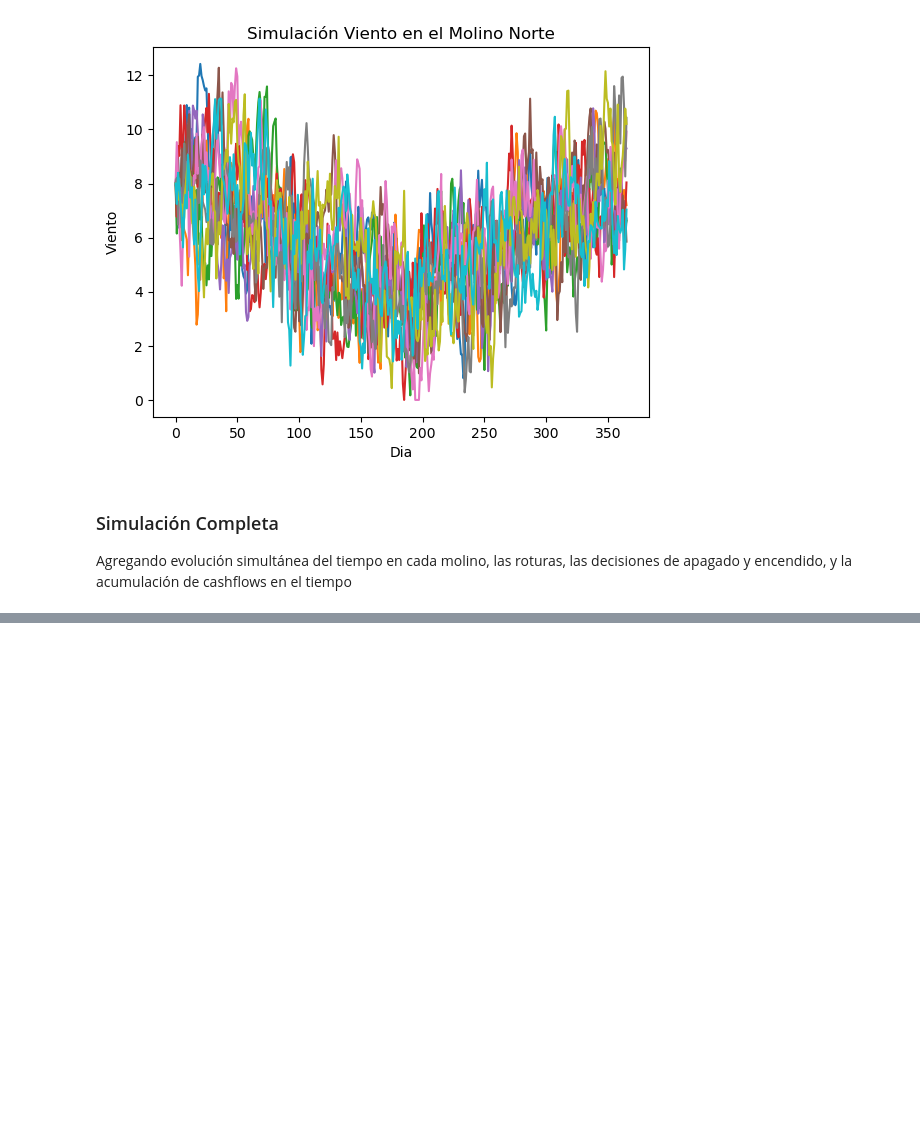
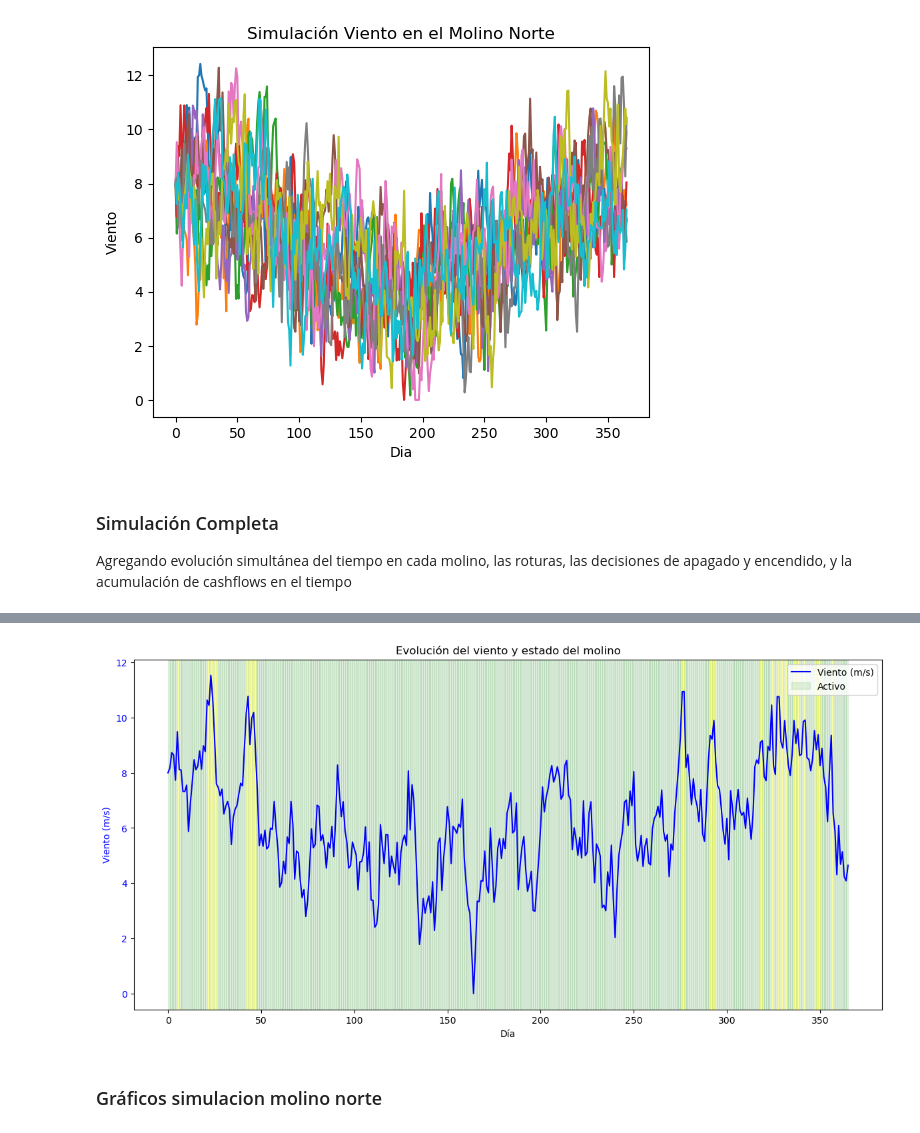
Before and after one commit to emi-verdun/Simulacion-Molino-ACN, a Jupyter notebook: simulacion.ipynb, the cells around one changed output, grey strips where cells are left out. Saved outputs shown, nothing was run; the diff lists cells and outputs as text; code cells hidden in the pictures; blank space fills up the shorter version.

```diff
--- a/simulacion.ipynb
+++ b/simulacion.ipynb
@@ -382,3 +431,51 @@ VAN esperado molino Sur: $135901.03
+# %%
+import matplotlib.pyplot as plt
+
+# Simula el camino del viento y los estados del molino
+camino_viento = viento_molino_sur[0]
+
+# _, cashflows, active, shut_downs, breakdowns = simulate_molino(
+#     S=camino_viento.reshape(1, -1),
+#     K=K,
+#     delta=delta
+# )
+
+# Ajustar el estado del molino
+estado_molino = np.ones_like(active[0])
+estado_molino[shut_downs[0]] = 0
+estado_molino[breakdowns[0]] = -1
+
+# Crear la figura y los ejes
+fig, ax1 = plt.subplots(figsize=(12, 6))
+
+# Grafico del viento
+ax1.plot(camino_viento, label="Viento (m/s)", color="blue")
+ax1.set_xlabel("Día")
+ax1.set_ylabel("Viento (m/s)", color="blue")
+ax1.tick_params(axis='y', labelcolor="blue")
+
+# Superponer regiones de color según el estado del molino
+for i in range(len(estado_molino)):
+    if estado_molino[i] == 0:  # Apagado
+        ax1.axvspan(i, i+1, color='yellow', alpha=0.3, label='Apagado' if i == 0 else "")
+    elif estado_molino[i] == -1:  # Roto
+        ax1.axvspan(i, i+1, color='red', alpha=0.3, label='Roto' if i == 0 else "")
+    elif estado_molino[i] == 1:  # Activo
+        ax1.axvspan(i, i+1, color='green', alpha=0.1, label='Activo' if i == 0 else "")
+
+# Evitar duplicación de leyendas
+handles, labels = ax1.get_legend_handles_labels()
+unique_labels = {label: handle for label, handle in zip(labels, handles)}
+ax1.legend(unique_labels.values(), unique_labels.keys())
+
+# Ajustar y mostrar
+fig.tight_layout()
+plt.title("Evolución del viento y estado del molino")
+plt.show()
+# %% [output]
+[figure, added]
+# %% [markdown]
+### Gráficos simulacion molino norte
 # %%
 #Gráficos molino norte
 plt.figure(figsize=(10, 6))
```
Also changed, not shown: parts of 6 cells of this notebook.
